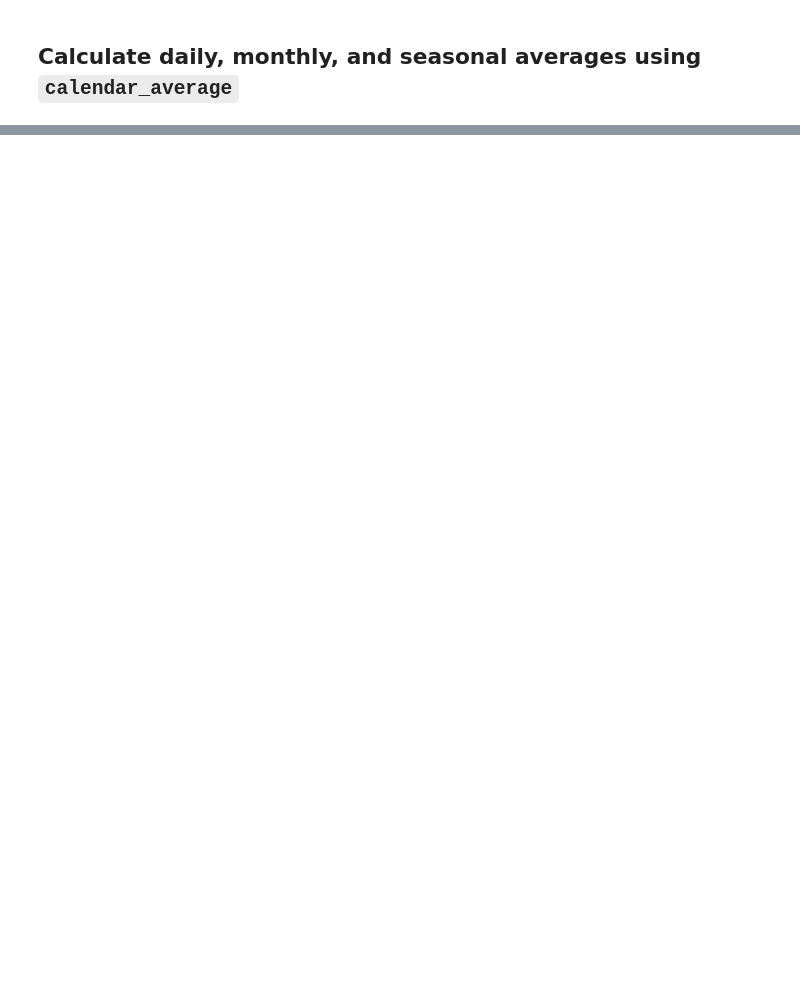
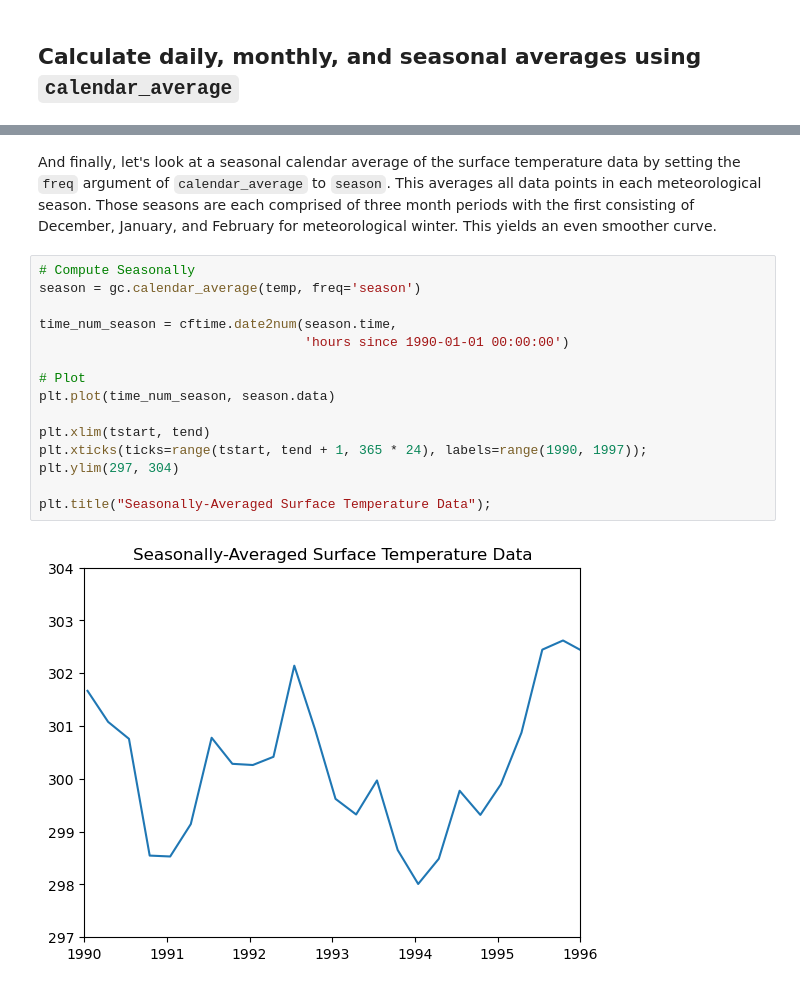
Before and after one commit to NCAR/geocat-comp, a Jupyter notebook: docs/examples/calendar_average.ipynb, the cells around one changed output, grey strips where cells are left out. Cells and saved outputs as stored; diff of their text form; blank space fills up the shorter version.

```diff
--- a/docs/examples/calendar_average.ipynb
+++ b/docs/examples/calendar_average.ipynb
@@ -111,0 +88,19 @@ plt.show()
+# %% [markdown]
+And finally, let's look at a seasonal calendar average of the surface temperature data by setting the `freq` argument of `calendar_average` to `season`. This averages all data points in each meteorological season. Those seasons are each comprised of three month periods with the first consisting of December, January, and February for meteorological winter. This yields an even smoother curve.
+# %%
+# Compute Seasonally
+season = gc.calendar_average(temp, freq='season')
+
+time_num_season = cftime.date2num(season.time,
+                                  'hours since 1990-01-01 00:00:00')
+
+# Plot
+plt.plot(time_num_season, season.data)
+
+plt.xlim(tstart, tend)
+plt.xticks(ticks=range(tstart, tend + 1, 365 * 24), labels=range(1990, 1997));
+plt.ylim(297, 304)
+
+plt.title("Seasonally-Averaged Surface Temperature Data");
+# %% [output]
+[figure, added]
```
Also changed, not shown: parts of 13 cells of this notebook, 1 other file.
